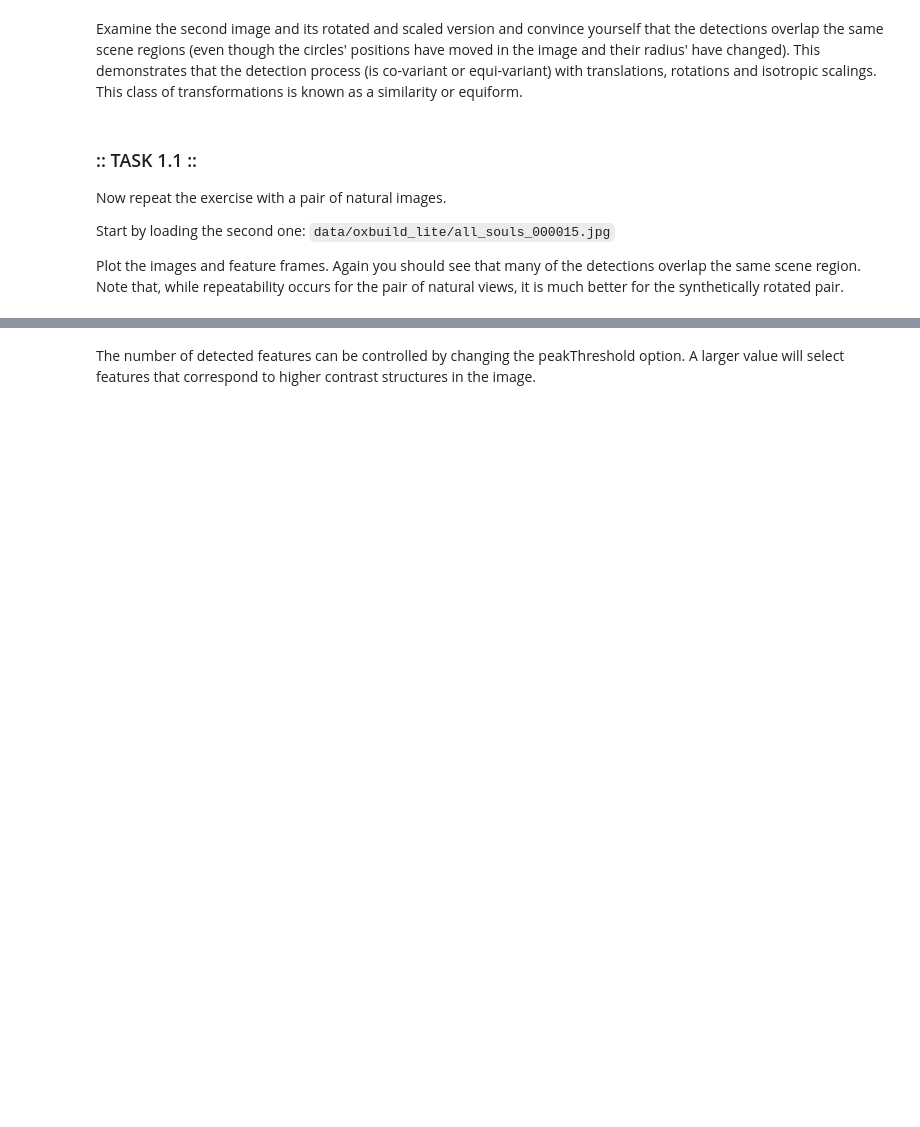
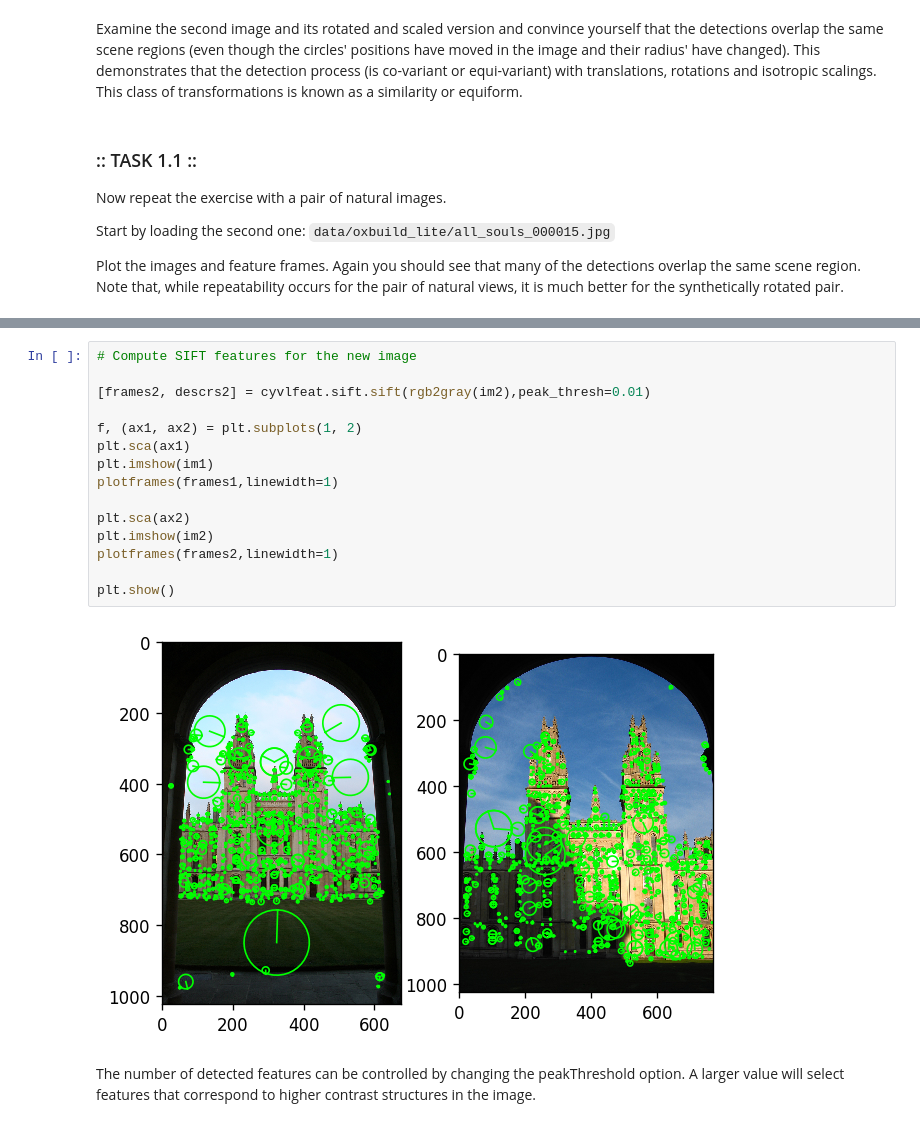
Before and after one commit to raphaelavalos/object-recognition, a Jupyter notebook: A1.ipynb, the cells around one changed output, grey strips where cells are left out. Cells and saved outputs as stored; diff of their text form; blank space fills up the shorter version.

```diff
--- a/A1.ipynb
+++ b/A1.ipynb
@@ -129,3 +176,20 @@ Plot the images and feature frames. Again you should see that many of the detect
+# %%
+# Compute SIFT features for the new image
+
+[frames2, descrs2] = cyvlfeat.sift.sift(rgb2gray(im2),peak_thresh=0.01)
+
+f, (ax1, ax2) = plt.subplots(1, 2)
+plt.sca(ax1)
+plt.imshow(im1)
+plotframes(frames1,linewidth=1)
+
+plt.sca(ax2)
+plt.imshow(im2)
+plotframes(frames2,linewidth=1)
+
+plt.show()
+# %% [output]
+[figure, added]
 # %% [markdown]
 The number of detected features can be controlled by changing the peakThreshold option. A larger value will select features that correspond to higher contrast structures in the image.
 # %% [markdown]
```
Also changed, not shown: parts of 31 cells of this notebook, 1 other file.
